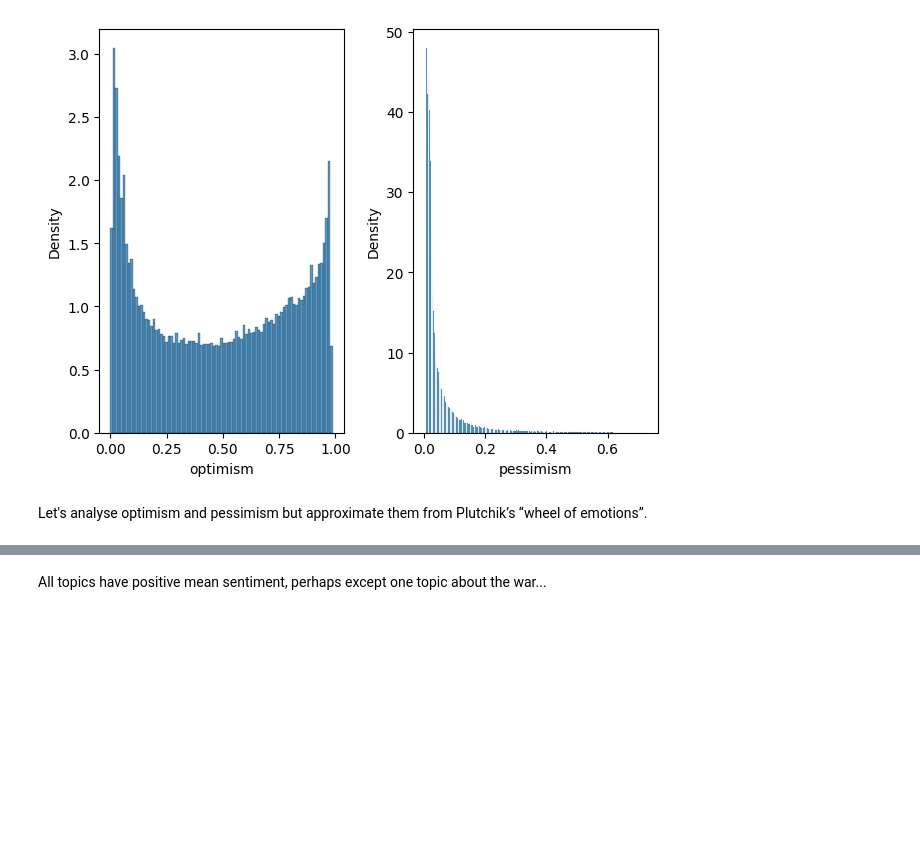
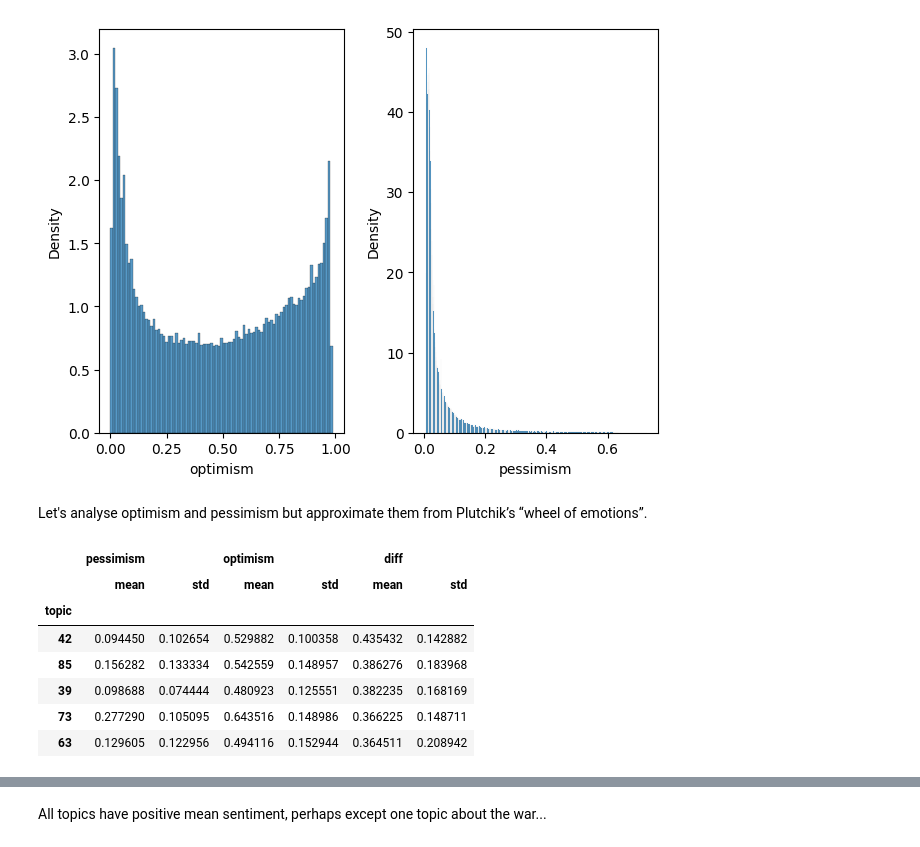
Before and after one commit to maciejskorski/anticipatio, a Jupyter notebook: src/Emotions.ipynb, the cells around one changed output, grey strips where cells are left out. Saved outputs shown, nothing was run; the diff lists cells and outputs as text; code cells hidden in the pictures; blank space fills up the shorter version.

```diff
--- a/src/Emotions.ipynb
+++ b/src/Emotions.ipynb
@@ -81,0 +84,11 @@ emotions_corr = pd.DataFrame({"pessimism":pessimism,"optimism":optimism,"topic":
+# %%
+emotions_agg.head()
+# %% [output]
+|  | pessimism |  | optimism |  | diff |  |
+|  | mean | std | mean | std | mean | std |
+| topic |  |  |  |  |  |  |
+| 42 | 0.094450 | 0.102654 | 0.529882 | 0.100358 | 0.435432 | 0.142882 |
+| 85 | 0.156282 | 0.133334 | 0.542559 | 0.148957 | 0.386276 | 0.183968 |
+| 39 | 0.098688 | 0.074444 | 0.480923 | 0.125551 | 0.382235 | 0.168169 |
+| 73 | 0.277290 | 0.105095 | 0.643516 | 0.148986 | 0.366225 | 0.148711 |
+| 63 | 0.129605 | 0.122956 | 0.494116 | 0.152944 | 0.364511 | 0.208942 |
```
Also changed, not shown: parts of 4 cells of this notebook.
